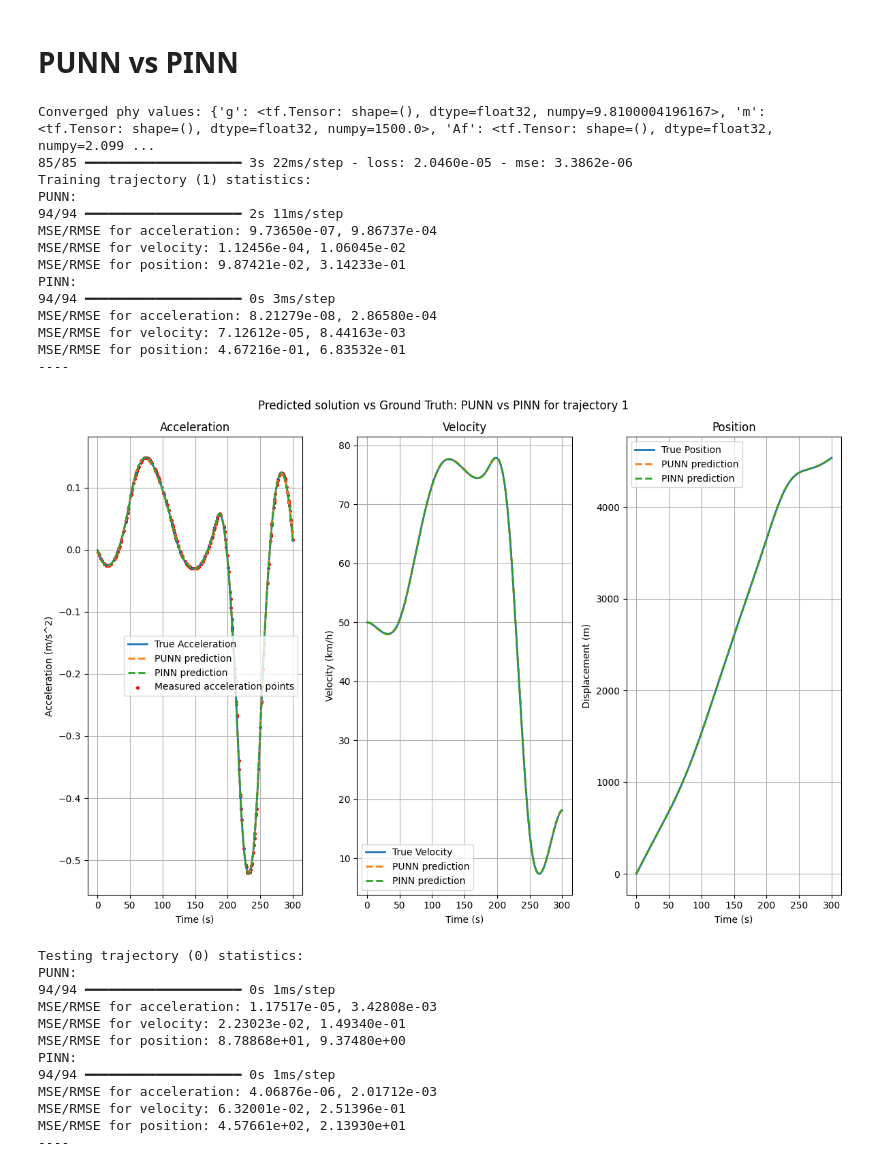
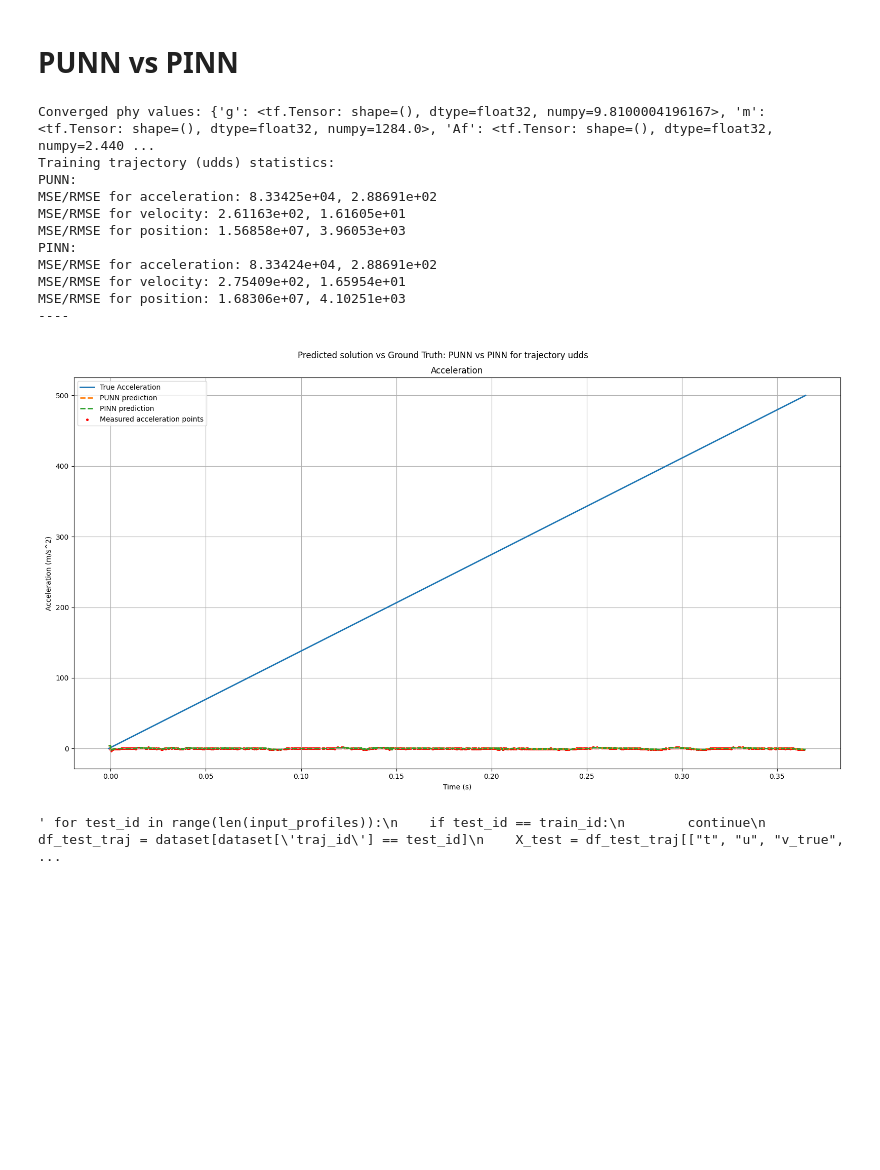
Before and after one commit to ZeArteaga/PINN-control-platooning, a Jupyter notebook: PINN.ipynb, the cells around one changed output. Cells and saved outputs as stored; diff of their text form; code cells hidden in the pictures; blank space fills up the shorter version.

```diff
--- a/PINN.ipynb
+++ b/PINN.ipynb
@@ -30,17 +31,17 @@ from src.config import SIM_PARAMS, PHYSICS_PARAMS
 ## Helper funcs
 # %%
 def comparison_plot(t: np.ndarray, true_data: np.ndarray,
-                     pred_data: list[tuple[np.ndarray, str]], suptitle: str, meas_data: np.ndarray = None):
+                     pred_data: list[tuple[np.ndarray, str]], suptitle: str,
+                     meas_data: np.ndarray = None):
     '''
     true_data: contains acc, vel (in m/s), and pos in (t, 3) shape
     '''
-
     # Plot the true vs predicted values for position and velocity:
-    plt.figure(figsize=(12, 8))
+    plt.figure(figsize=(16, 9))
     plt.suptitle(suptitle)
 
     # Plot for acceleration:
-    plt.subplot(1, 3, 1)
+    #plt.subplot(1, 3, 1)
     plt.plot(t, true_data[:, 0], label="True Acceleration", linewidth=2)
     for data, label in pred_data:
         plt.plot(t, data[:, 0], '--', label=label, linewidth=2)
@@ -53,7 +54,7 @@ def comparison_plot(t: np.ndarray, true_data: np.ndarray,
     plt.grid()
 
     # Plot for velocity:
-    plt.subplot(1, 3, 2)
+    """ plt.subplot(1, 3, 2)
     plt.plot(t, true_data[:, 1]*3.6, label="True Velocity", linewidth=2) #conversion from m/s to km/h
     for data, label in pred_data:
         plt.plot(t, data[:, 1]*3.6, '--', label=label, linewidth=2)
@@ -72,7 +73,7 @@ def comparison_plot(t: np.ndarray, true_data: np.ndarray,
     plt.ylabel("Displacement (m)")
     plt.title("Position")
     plt.legend()
-    plt.grid()
+    plt.grid() """
 
     plt.tight_layout()
     plt.show()
@@ -104,7 +105,8 @@ def evaluate_results(model, X_norm, true_data, dt, x0, scaler_Y=None):
     v = np.zeros_like(t)
     x = np.zeros_like(t)
 
-    pred_a = model.predict(X_norm)
+    pred_a = model.predict(X_norm, verbose=0)
+
     if scaler_Y:
         pred_a = scaler_Y.inverse_transform(pred_a)
     v = np.cumsum(pred_a.flatten() * dt)
@@ -564,73 +567,65 @@ WARNING:absl:You are saving your model as an HDF5 file via `model.save()` or `ke
 # %% [markdown]
 # PUNN vs PINN
 # %%
-punn_model = load_model("models/punn_model_best.h5", compile=False)  # Load model just for prediction
+
+punn_model = load_model("models/punn_model_CACC.keras", compile=False)  # Load model just for prediction
 
 #Load custom pinn model
 custom_objects = {"PinnModel": PinnModel}#, "train_params": train_params, "true_phy_params": true_phy_params}
-pinn_model = load_model("models/pinn_model_c0_c1.keras", custom_objects=custom_objects, compile=False)
+pinn_model = load_model("models/pinn_model_CACC.keras", custom_objects=custom_objects, compile=False)
 print("Converged phy values:", pinn_model.params)
 #Test - Confirm loss:
-pinn_model.compile(optimizer=opt, metrics=metrics, loss=loss)
-pinn_model.evaluate(x=X_val_norm, y=Y_val_norm, batch_size=batch)
+#pinn_model.compile(optimizer=opt, metrics=metrics, loss=loss)
+#pinn_model.evaluate(x=X_val_norm, y=Y_val_norm, batch_size=batch)
 
 # For train trajectory
-true_data = df_train_traj[["a_true_next", "v_true_next", "x_true_next"]].to_numpy()
-print("Training trajectory (" + str(train_id) + ") statistics: ")
+full_Y = df[["t", "fv0_a", "fv0_v", "fv0_x"]].to_numpy()
+t_end = 500 #seconds
+eval_Y = full_data[0:int(t_end/dt)+1, :]
+eval_X = X_norm[0:int(t_end/dt)+1, :]
+t_eval = eval_X[:, 0]
+meas_data = Y_mask[0:int(t_end/dt)+1, :]
+print("Training trajectory (" + str(traj_id) + ") statistics: ")
 print("PUNN:")
-punn_train_traj_eval = evaluate_results(model=punn_model, X_norm=X_norm, true_data=true_data, scaler_Y=scaler_Y)
+punn_train_traj_eval = evaluate_results(model=punn_model, X_norm=eval_X, true_data=eval_Y, scaler_Y=scaler_Y, dt=dt, x0=x0_norm)
 print("PINN:")
-pinn_train_traj_eval = evaluate_results(model=pinn_model, X_norm=X_norm, true_data=true_data, scaler_Y=scaler_Y)
+pinn_train_traj_eval = evaluate_results(model=pinn_model, X_norm=eval_X, true_data=eval_Y, scaler_Y=scaler_Y, dt=dt, x0=x0_norm)
 print("----")
-comparison_plot(t=t, true_data=true_data, meas_data=Y_mask,
+comparison_plot(t=t_eval, true_data=eval_Y, meas_data=meas_data,
     pred_data=[(punn_train_traj_eval, "PUNN prediction"), (pinn_train_traj_eval, "PINN prediction")],
-    suptitle="Predicted solution vs Ground Truth: PUNN vs PINN for trajectory " + str(train_id)
+    suptitle="Predicted solution vs Ground Truth: PUNN vs PINN for trajectory " + str(traj_id)
 )
 
 # For other trajectories (test)
-for test_id in range(len(input_profiles)):
+""" for test_id in range(len(input_profiles)):
     if test_id == train_id:
         continue
     df_test_traj = dataset[dataset['traj_id'] == test_id]
     X_test = df_test_traj[["t", "u", "v_true", "x_true"]].to_numpy() #control input + states + time dependency -> shape 4, N
     X_test_norm = scaler_X.transform(X_test)
     true_data = df_test_traj[["a_true_next", "v_true_next", "x_true_next"]].to_numpy()
 
     print("Testing trajectory (" + str(test_id) + ") statistics: ")
     print("PUNN:")
     punn_test_traj_eval = evaluate_results(model=punn_model, X_norm=X_test_norm, true_data=true_data, scaler_Y=scaler_Y)
     print("PINN:")
     pinn_test_traj_eval = evaluate_results(model=pinn_model, X_norm=X_test_norm, true_data=true_data, scaler_Y=scaler_Y)
     print("----")
     comparison_plot(t=t, true_data=true_data, meas_data=None,
         pred_data=[(punn_test_traj_eval, "PUNN prediction"), (pinn_test_traj_eval, "PINN prediction")],
         suptitle="Predicted solution vs Ground Truth: PUNN-only for trajectory " + str(test_id)
-    )
+    ) """
 # %% [output]
-Converged phy values: {'g': <tf.Tensor: shape=(), dtype=float32, numpy=9.8100004196167>, 'm': <tf.Tensor: shape=(), dtype=float32, numpy=1500.0>, 'Af': <tf.Tensor: shape=(), dtype=float32, numpy=2.099 ...
-85/85 ━━━━━━━━━━━━━━━━━━━━ 3s 22ms/step - loss: 2.0460e-05 - mse: 3.3862e-06
-Training trajectory (1) statistics:
+Converged phy values: {'g': <tf.Tensor: shape=(), dtype=float32, numpy=9.8100004196167>, 'm': <tf.Tensor: shape=(), dtype=float32, numpy=1284.0>, 'Af': <tf.Tensor: shape=(), dtype=float32, numpy=2.440 ...
+Training trajectory (udds) statistics:
 PUNN:
-94/94 ━━━━━━━━━━━━━━━━━━━━ 2s 11ms/step
-MSE/RMSE for acceleration: 9.73650e-07, 9.86737e-04
-MSE/RMSE for velocity: 1.12456e-04, 1.06045e-02
-MSE/RMSE for position: 9.87421e-02, 3.14233e-01
+MSE/RMSE for acceleration: 8.33425e+04, 2.88691e+02
+MSE/RMSE for velocity: 2.61163e+02, 1.61605e+01
+MSE/RMSE for position: 1.56858e+07, 3.96053e+03
 PINN:
-94/94 ━━━━━━━━━━━━━━━━━━━━ 0s 3ms/step
-MSE/RMSE for acceleration: 8.21279e-08, 2.86580e-04
-MSE/RMSE for velocity: 7.12612e-05, 8.44163e-03
-MSE/RMSE for position: 4.67216e-01, 6.83532e-01
+MSE/RMSE for acceleration: 8.33424e+04, 2.88691e+02
+MSE/RMSE for velocity: 2.75409e+02, 1.65954e+01
+MSE/RMSE for position: 1.68306e+07, 4.10251e+03
 ----
-[figure, old version]
+[figure, new version]
-Testing trajectory (0) statistics:
-PUNN:
-94/94 ━━━━━━━━━━━━━━━━━━━━ 0s 1ms/step
-MSE/RMSE for acceleration: 1.17517e-05, 3.42808e-03
-MSE/RMSE for velocity: 2.23023e-02, 1.49340e-01
-MSE/RMSE for position: 8.78868e+01, 9.37480e+00
-PINN:
-94/94 ━━━━━━━━━━━━━━━━━━━━ 0s 1ms/step
-MSE/RMSE for acceleration: 4.06876e-06, 2.01712e-03
-MSE/RMSE for velocity: 6.32001e-02, 2.51396e-01
-MSE/RMSE for position: 4.57661e+02, 2.13930e+01
-----
+' for test_id in range(len(input_profiles)):\n    if test_id == train_id:\n        continue\n    df_test_traj = dataset[dataset[\'traj_id\'] == test_id]\n    X_test = df_test_traj[["t", "u", "v_true", ...
```
Also changed, not shown: parts of 6 cells of this notebook, 6 other files.
